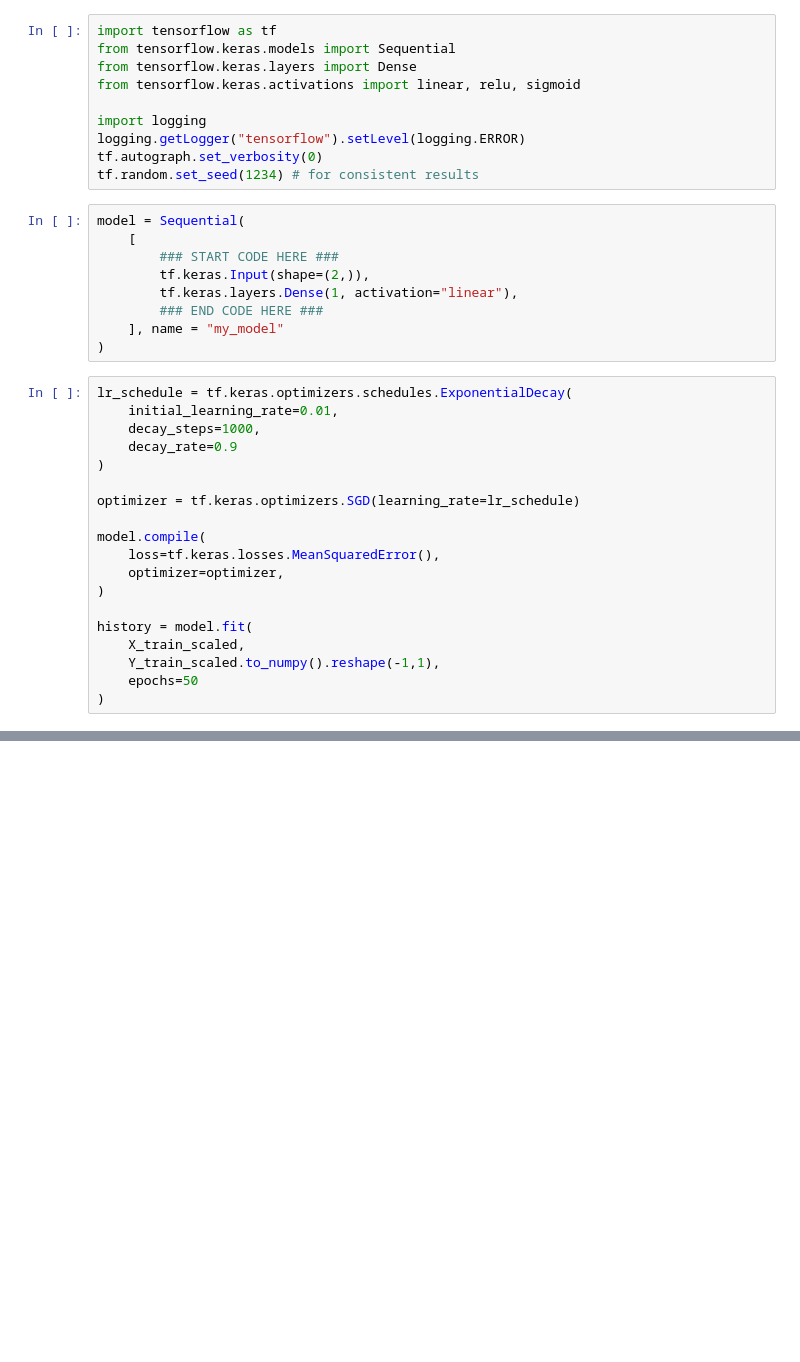
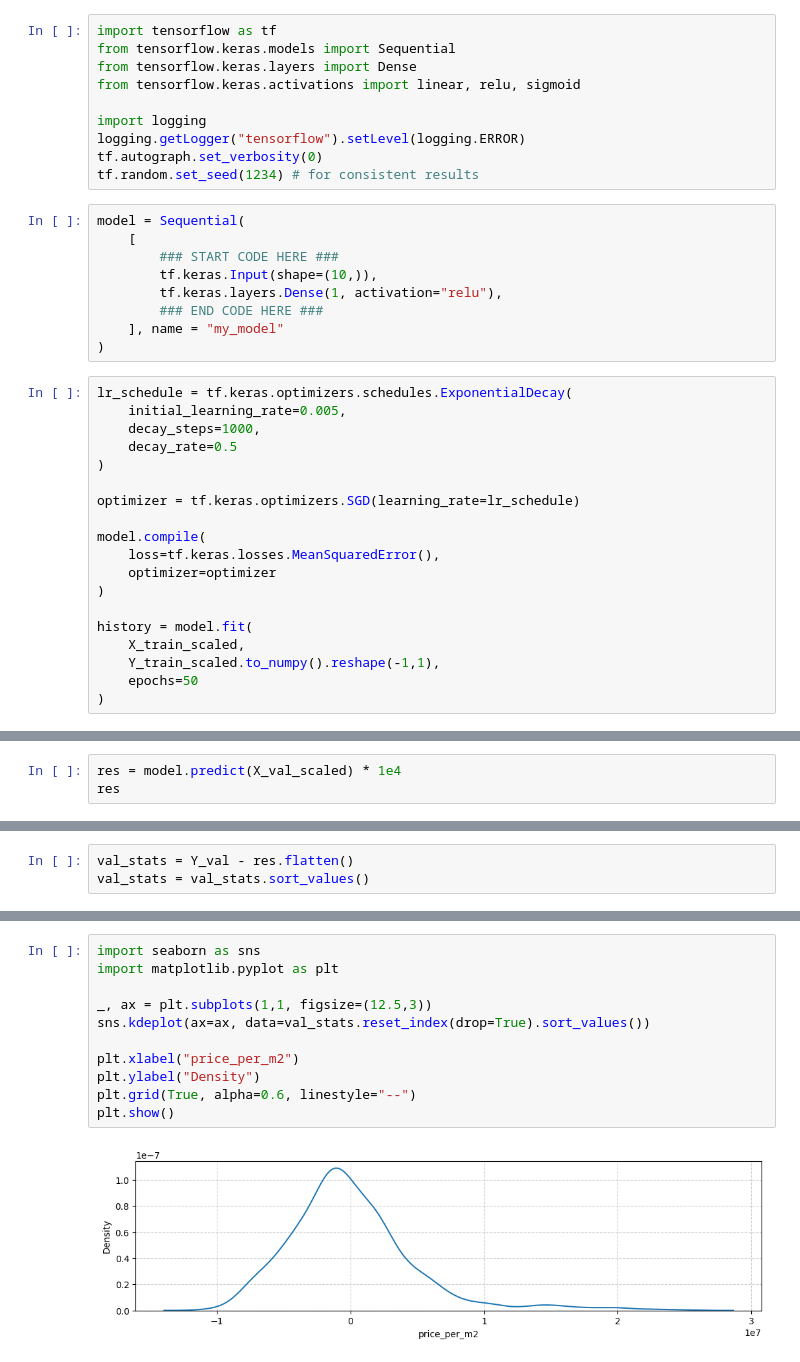
Before and after one commit to rafidamr/house-scorer, a Jupyter notebook: trainer/trainer.ipynb, the cells around one changed output, grey strips where cells are left out. Drawn from its saved outputs; the diff is of its cells as text; blank space fills up the shorter version.

```diff
--- a/trainer/trainer.ipynb
+++ b/trainer/trainer.ipynb
@@ -56,23 +64,23 @@ tf.random.set_seed(1234) # for consistent results
 model = Sequential(
     [
         ### START CODE HERE ###
-        tf.keras.Input(shape=(2,)),
-        tf.keras.layers.Dense(1, activation="linear"),
+        tf.keras.Input(shape=(10,)),
+        tf.keras.layers.Dense(1, activation="relu"),
         ### END CODE HERE ###
     ], name = "my_model"
 )
 # %%
 lr_schedule = tf.keras.optimizers.schedules.ExponentialDecay(
-    initial_learning_rate=0.01,
+    initial_learning_rate=0.005,
     decay_steps=1000,
-    decay_rate=0.9
+    decay_rate=0.5
 )
 
 optimizer = tf.keras.optimizers.SGD(learning_rate=lr_schedule)
 
 model.compile(
     loss=tf.keras.losses.MeanSquaredError(),
-    optimizer=optimizer,
+    optimizer=optimizer
 )
 
 history = model.fit(
@@ -100,0 +123,3 @@ print(f"prediction error: {prediction.flatten() - Y_train[20]}")
+# %%
+res = model.predict(X_val_scaled) * 1e4
+res
@@ -100,0 +135,3 @@ print(f"prediction error: {prediction.flatten() - Y_train[20]}")
+# %%
+val_stats = Y_val - res.flatten()
+val_stats = val_stats.sort_values()
@@ -100,0 +145,13 @@ print(f"prediction error: {prediction.flatten() - Y_train[20]}")
+# %%
+import seaborn as sns
+import matplotlib.pyplot as plt
+
+_, ax = plt.subplots(1,1, figsize=(12.5,3))
+sns.kdeplot(ax=ax, data=val_stats.reset_index(drop=True).sort_values())
+
+plt.xlabel("price_per_m2")
+plt.ylabel("Density")
+plt.grid(True, alpha=0.6, linestyle="--")
+plt.show()
+# %% [output]
+[figure, added]
```
Also changed, not shown: parts of 17 cells of this notebook, 1 other file.
